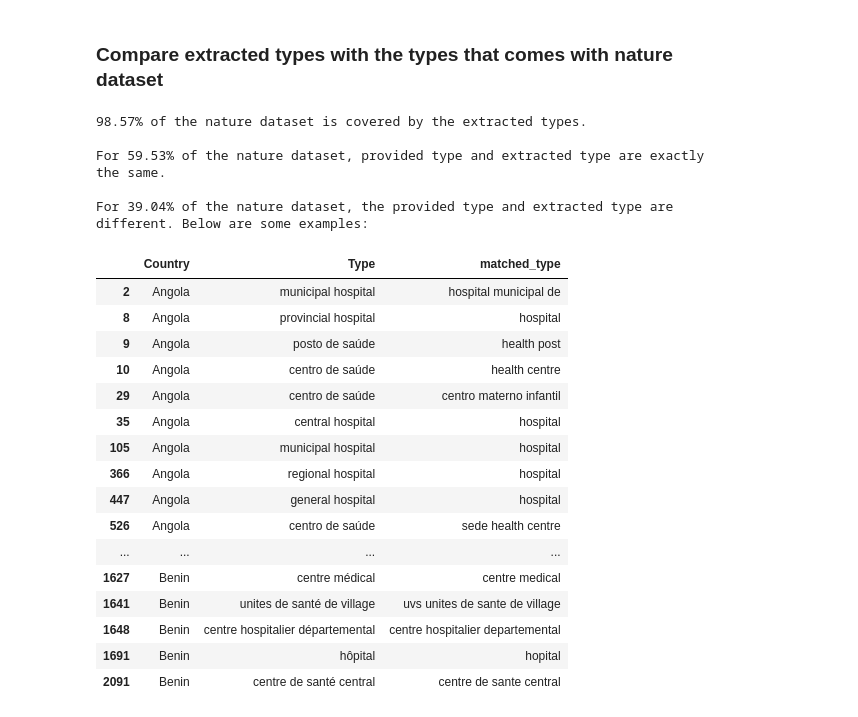
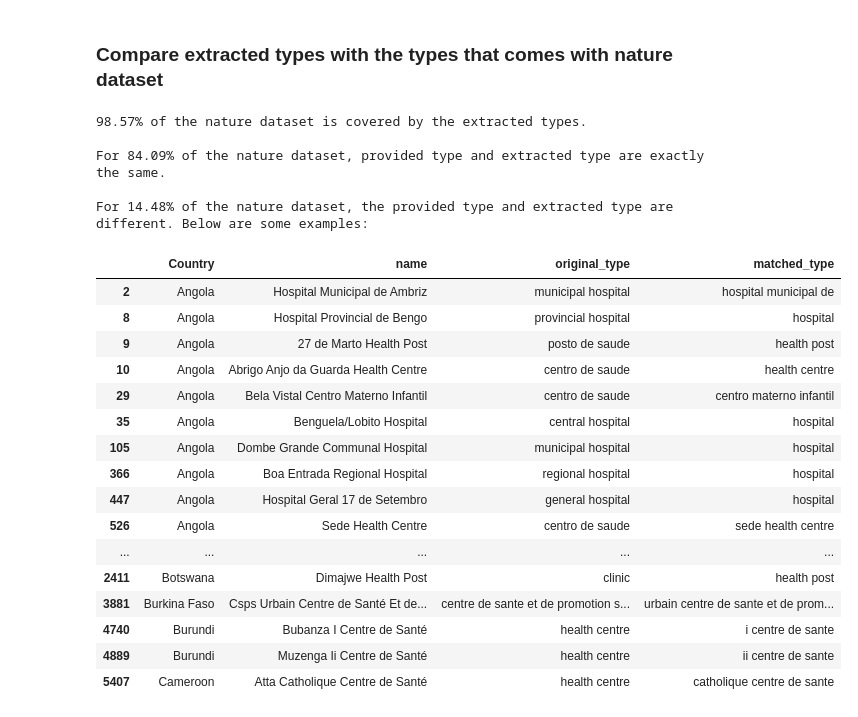
Before and after one commit to ciesin-geospatial/GRID3_ODP_HF, a Jupyter notebook: type_extraction_20210302.ipynb, the cells around one changed output. Drawn from its saved outputs; the diff is of its cells as text; code cells hidden in the pictures.

```diff
--- a/type_extraction_20210302.ipynb
+++ b/type_extraction_20210302.ipynb
@@ -333,39 +333,39 @@ def get_matched_type_and_pure_name(country_name, name):
 
     return (matched_type,pure_name)
 # %%
-df['Type'] = df['Type'].apply(str.lower)
+df['Type'] = df['Type'].apply(str.lower).apply(deaccent)
 
 df[['matched_type','pure_name']] = pd.DataFrame(df[['Country','lowered_cleaned_name']].apply(lambda row: get_matched_type_and_pure_name(row['Country'].lower(), row['lowered_cleaned_name']), axis=1).tolist(), index= df.index)
 # %%
 print('\n'+str(np.round(df.matched_type.notnull().mean()*100,2))+'% of the nature dataset is covered by the extracted types.')
 
 print('\nFor '+str(np.round(sum(df.Type==df.matched_type)/len(df)*100,2))+'% of the nature dataset, provided type and extracted type are exactly the same.')
 
-different_type = df.loc[(df.Type!=df.matched_type) & df.Type.notnull() & df.matched_type.notnull(), ['Country','Type','matched_type']]
+different_type = df.loc[(df.Type!=df.matched_type) & df.Type.notnull() & df.matched_type.notnull(), ['Country','name','Type','matched_type']]
 
 print('\nFor '+str(np.round(len(different_type)/len(df)*100,2))+'% of the nature dataset, the provided type and extracted type are different. Below are some examples:\n')
 
-different_type.drop_duplicates()[:20]
+different_type.drop_duplicates(subset=['Type','matched_type']).rename(columns={'Type':'original_type'})[:20]
 # %% [output]
 98.57% of the nature dataset is covered by the extracted types.
 
-For 59.53% of the nature dataset, provided type and extracted type are exactly the same.
+For 84.09% of the nature dataset, provided type and extracted type are exactly the same.
 
-For 39.04% of the nature dataset, the provided type and extracted type are different. Below are some examples:
+For 14.48% of the nature dataset, the provided type and extracted type are different. Below are some examples:
-|  | Country | Type | matched_type |
-| 2 | Angola | municipal hospital | hospital municipal de |
-| 8 | Angola | provincial hospital | hospital |
-| 9 | Angola | posto de saúde | health post |
-| 10 | Angola | centro de saúde | health centre |
-| 29 | Angola | centro de saúde | centro materno infantil |
-| 35 | Angola | central hospital | hospital |
-| 105 | Angola | municipal hospital | hospital |
-| 366 | Angola | regional hospital | hospital |
-| 447 | Angola | general hospital | hospital |
-| 526 | Angola | centro de saúde | sede health centre |
-| ... | ... | ... | ... |
-| 1627 | Benin | centre médical | centre medical |
-| 1641 | Benin | unites de santé de village | uvs unites de sante de village |
-| 1648 | Benin | centre hospitalier départemental | centre hospitalier departemental |
-| 1691 | Benin | hôpital | hopital |
-| 2091 | Benin | centre de santé central | centre de sante central |
+|  | Country | name | original_type | matched_type |
+| 2 | Angola | Hospital Municipal de Ambriz | municipal hospital | hospital municipal de |
+| 8 | Angola | Hospital Provincial de Bengo | provincial hospital | hospital |
+| 9 | Angola | 27 de Marto Health Post | posto de saude | health post |
+| 10 | Angola | Abrigo Anjo da Guarda Health Centre | centro de saude | health centre |
+| 29 | Angola | Bela Vistal Centro Materno Infantil | centro de saude | centro materno infantil |
+| 35 | Angola | Benguela/Lobito Hospital | central hospital | hospital |
+| 105 | Angola | Dombe Grande Communal Hospital | municipal hospital | hospital |
+| 366 | Angola | Boa Entrada Regional Hospital | regional hospital | hospital |
+| 447 | Angola | Hospital Geral 17 de Setembro | general hospital | hospital |
+| 526 | Angola | Sede Health Centre | centro de saude | sede health centre |
+| ... | ... | ... | ... | ... |
+| 2411 | Botswana | Dimajwe Health Post | clinic | health post |
+| 3881 | Burkina Faso | Csps Urbain Centre de Santé Et de... | centre de sante et de promotion s... | urbain centre de sante et de prom... |
+| 4740 | Burundi | Bubanza I Centre de Santé | health centre | i centre de sante |
+| 4889 | Burundi | Muzenga Ii Centre de Santé | health centre | ii centre de sante |
+| 5407 | Cameroon | Atta Catholique Centre de Santé | health centre | catholique centre de sante |
```
Also changed, not shown: 1 other file.
